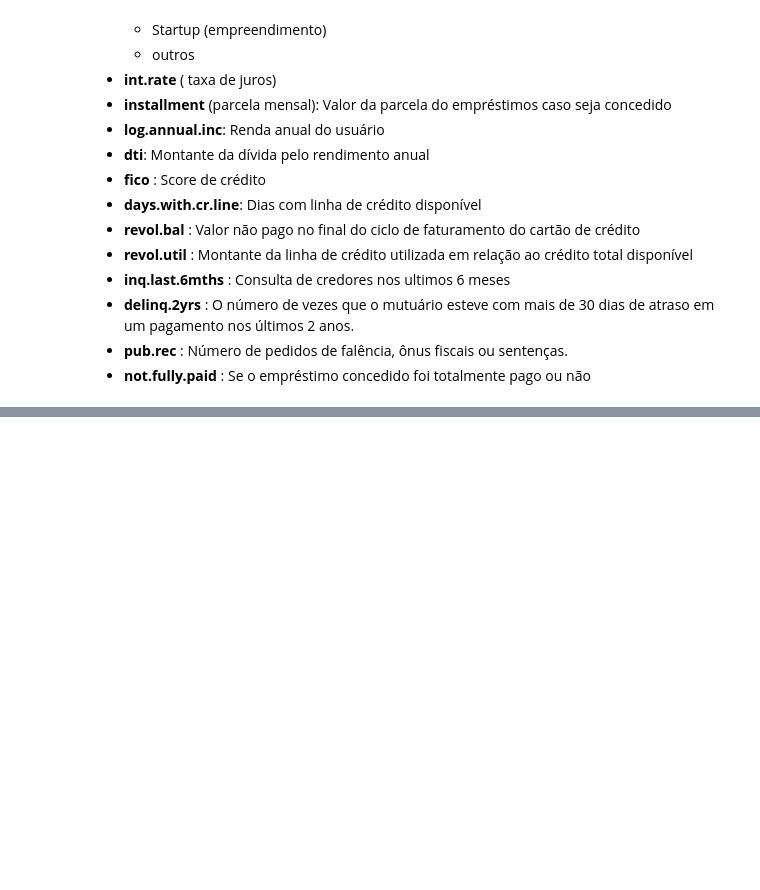
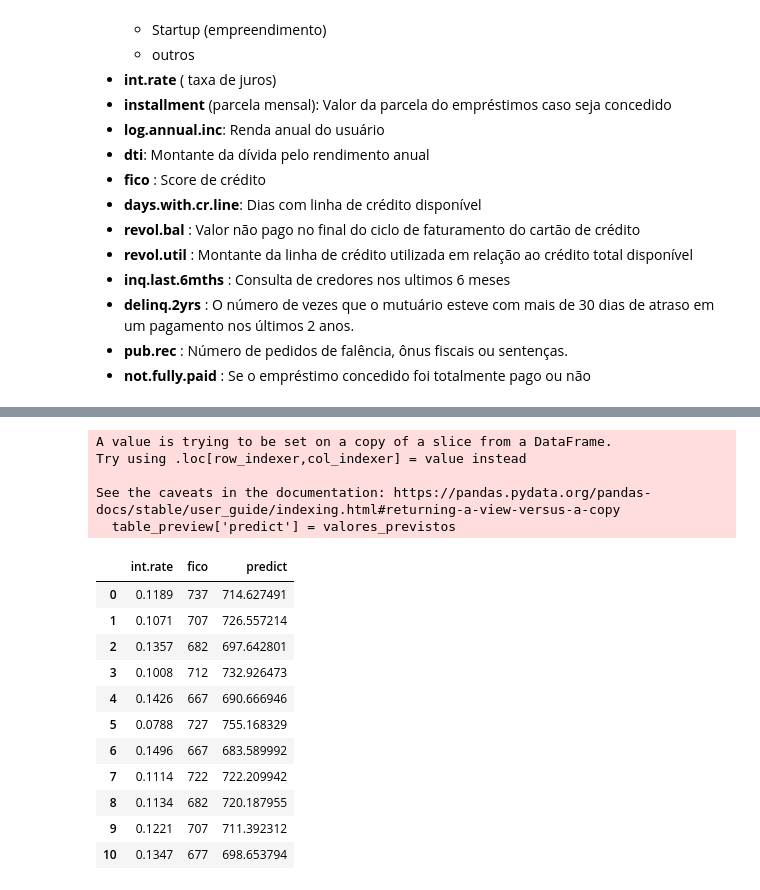
Before and after one commit to wander-asb/Emprestimos, a Jupyter notebook: emprestimos_previsao.ipynb, the cells around one changed output, grey strips where cells are left out. Saved outputs shown, nothing was run; the diff lists cells and outputs as text; code cells hidden in the pictures; blank space fills up the shorter version.

```diff
--- a/emprestimos_previsao.ipynb
+++ b/emprestimos_previsao.ipynb
@@ -63,0 +123,12 @@ df_emprestimos.tail()
+# %%
+#Adicionaremos um valor constante para que o statsmodels realize o treinamento
+X = sm.add_constant(X)
+# %%
+#Criamos o modelo de regressão linear simples
+modelo = sm.OLS(Y, X)
+
+#Treinamento
+modelo_v1 = modelo.fit()
+# %%
+valores_previstos = modelo_v1.predict(X)
+print(valores_previstos)
@@ -63,0 +148,24 @@ df_emprestimos.tail()
+# %%
+table_preview = df_emprestimos[['int.rate','fico']]
+table_preview['predict'] = valores_previstos
+# %% [output]
+A value is trying to be set on a copy of a slice from a DataFrame.
+Try using .loc[row_indexer,col_indexer] = value instead
+
+See the caveats in the documentation: https://pandas.pydata.org/pandas-docs/stable/user_guide/indexing.html#returning-a-view-versus-a-copy
+  table_preview['predict'] = valores_previstos
+# %%
+table_preview.head(11)
+# %% [output]
+|  | int.rate | fico | predict |
+| 0 | 0.1189 | 737 | 714.627491 |
+| 1 | 0.1071 | 707 | 726.557214 |
+| 2 | 0.1357 | 682 | 697.642801 |
+| 3 | 0.1008 | 712 | 732.926473 |
+| 4 | 0.1426 | 667 | 690.666946 |
+| 5 | 0.0788 | 727 | 755.168329 |
+| 6 | 0.1496 | 667 | 683.589992 |
+| 7 | 0.1114 | 722 | 722.209942 |
+| 8 | 0.1134 | 682 | 720.187955 |
+| 9 | 0.1221 | 707 | 711.392312 |
+| 10 | 0.1347 | 677 | 698.653794 |
```
Also changed, not shown: parts of 10 cells of this notebook.
